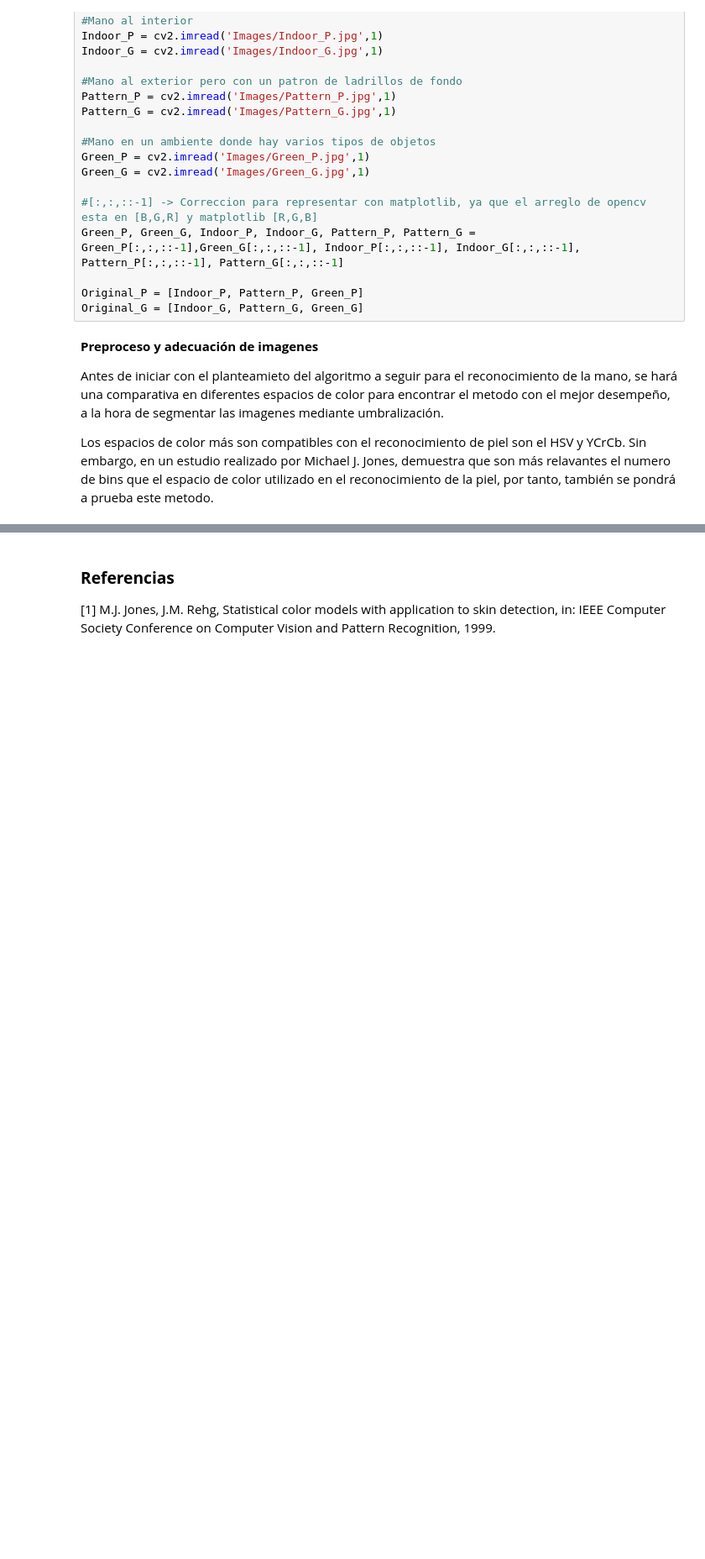
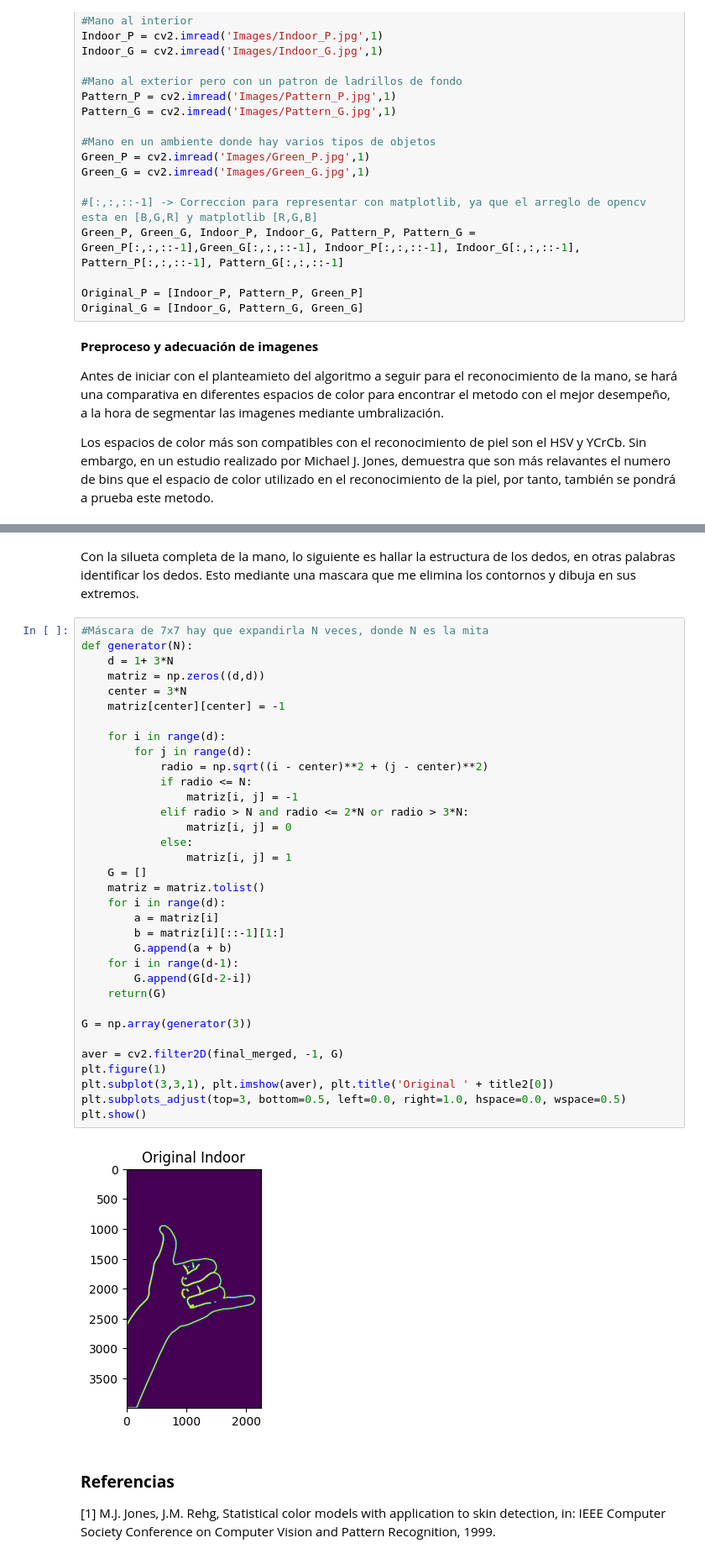
Before and after one commit to KouzouAkizuki/Tecnicas-de-IA---2024-I, a Jupyter notebook: Proyecto/Avance_1, Oscar Riveros, Yovany Vargas/Proyecto_TIA.ipynb, the cells around one changed output, grey strips where cells are left out. Shown at 84% size. Saved outputs shown, nothing was run; the diff lists cells and outputs as text; blank space fills up the shorter version.

```diff
--- a/Proyecto/Avance_1, Oscar Riveros, Yovany Vargas/Proyecto_TIA.ipynb
+++ b/Proyecto/Avance_1, Oscar Riveros, Yovany Vargas/Proyecto_TIA.ipynb
@@ -94,3 +142,41 @@ Aunque hay ventajas en el interiores en el espacio de color HSV y en exteriores
+# %% [markdown]
+Con la silueta completa de la mano, lo siguiente es hallar la estructura de los dedos, en otras palabras identificar los dedos. Esto mediante una mascara que me elimina los contornos y dibuja en sus extremos.
+# %%
+#Máscara de 7x7 hay que expandirla N veces, donde N es la mita
+def generator(N):
+    d = 1+ 3*N
+    matriz = np.zeros((d,d))
+    center = 3*N
+    matriz[center][center] = -1
+
+    for i in range(d):
+        for j in range(d):
+            radio = np.sqrt((i - center)**2 + (j - center)**2)
+            if radio <= N:
+                matriz[i, j] = -1
+            elif radio > N and radio <= 2*N or radio > 3*N:
+                matriz[i, j] = 0
+            else:
+                matriz[i, j] = 1
+    G = []
+    matriz = matriz.tolist()
+    for i in range(d):
+        a = matriz[i]
+        b = matriz[i][::-1][1:]
+        G.append(a + b)
+    for i in range(d-1):
+        G.append(G[d-2-i])
+    return(G)
+
+G = np.array(generator(3))
+
+aver = cv2.filter2D(final_merged, -1, G)
+plt.figure(1)
+plt.subplot(3,3,1), plt.imshow(aver), plt.title('Original ' + title2[0])
+plt.subplots_adjust(top=3, bottom=0.5, left=0.0, right=1.0, hspace=0.0, wspace=0.5)
+plt.show()
+# %% [output]
+[figure, added]
 # %% [markdown]
 ### **Referencias**
 
```
Also changed, not shown: parts of 5 cells of this notebook.
